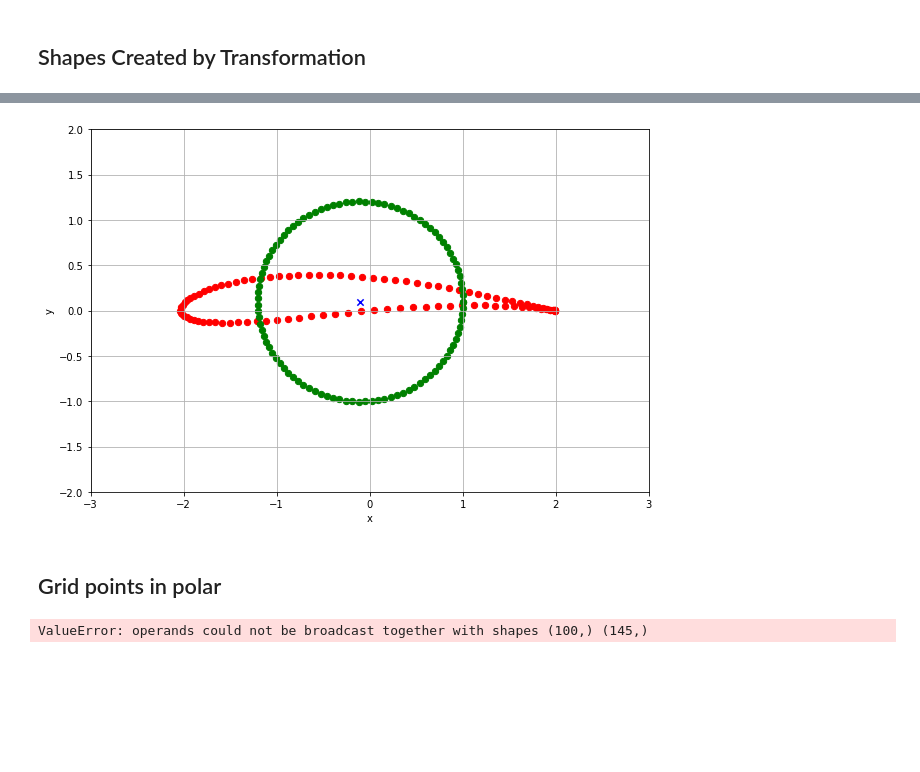
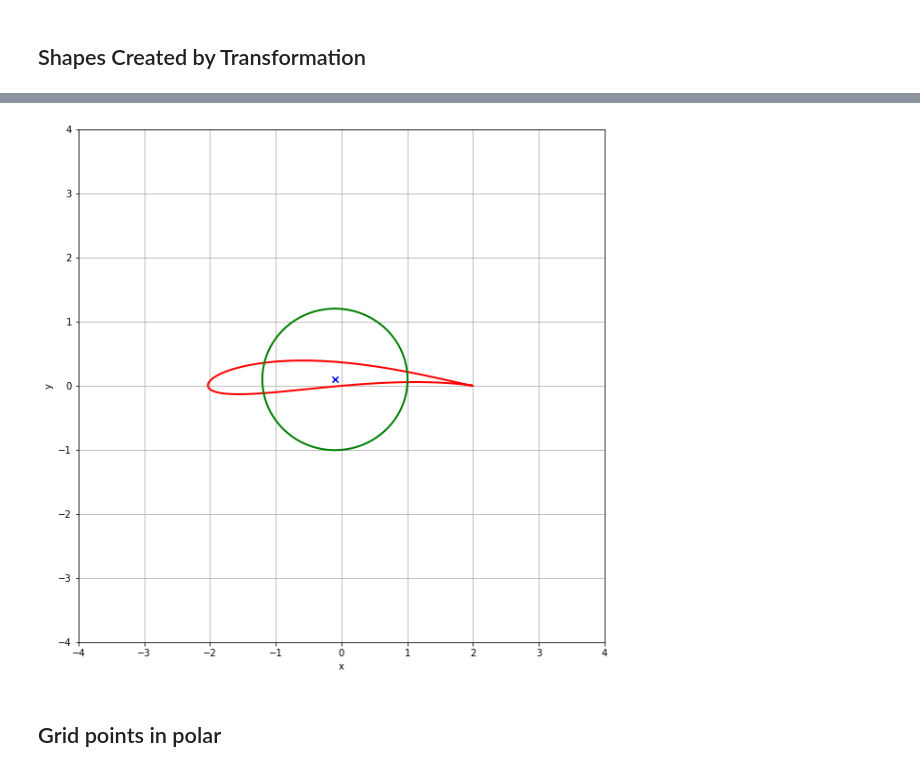
Before and after one commit to asabbagha/MAE6226, a Jupyter notebook: Assignment2.ipynb, the cells around one changed output, grey strips where cells are left out. Cells and saved outputs as stored; diff of their text form; code cells hidden in the pictures; blank space fills up the shorter version.

```diff
--- a/Assignment2.ipynb
+++ b/Assignment2.ipynb
@@ -31,7 +31,7 @@ from matplotlib import pyplot
 # %%
 N = 50
-x_start, x_end = -3.0,3.0
-y_start, y_end = -2.0,2.0
+x_start, x_end = -4.0,4.0
+y_start, y_end = -4.0,4.0
 x = numpy.linspace(x_start, x_end, N)
 y = numpy.linspace(y_start, y_end, N)
 X, Y = numpy.meshgrid(x,y)
@@ -91,41 +95,39 @@ pyplot.scatter(x_offset2, y_offset2, color='b', s=40, marker='x');
 # %%
 #plot circle 2
-c3 = 1
+c_circle3 = 1
+r_circle3 = 1.2
 x_offset3 = -0.1
 y_offset3 = 0.1
-r = math.sqrt((c3-x_offset3)**2+y_offset3**2)
+r = math.sqrt((c_circle3-x_offset3)**2+y_offset3**2)
 x_circle3 = r*numpy.cos(theta) + x_offset3
 y_circle3 = r*numpy.sin(theta) + y_offset3
-z3 = E2 = numpy.zeros(x_circle3.shape)
-z3 = x_circle3 + y_circle3*1j
+z_circle3 = E2 = numpy.zeros(x_circle3.shape)
+z_circle3 = x_circle3 + y_circle3*1j
 
 #Joukowski transform
-E3 = z3 + (c3**2)/z3
+E_circle3 = z_circle3 + (c_circle3**2)/z_circle3
 # %%
 width = 10
 height = (y_end - y_start) / (x_end - x_start) * width
 pyplot.figure(figsize=(width, height))
 pyplot.grid(True)
 pyplot.xlabel('x')
 pyplot.ylabel('y')
 pyplot.xlim(x_start, x_end)
 pyplot.ylim(y_start, y_end)
-pyplot.scatter(E3.real, E3.imag, color='r', s=40, marker='o');
-pyplot.scatter(z3.real, z3.imag, color='g', s=40, marker='o');
+pyplot.plot(E_circle3.real, E_circle3.imag, color='r', linewidth = 2);
+pyplot.plot(z_circle3.real, z_circle3.imag, color='g', linewidth = 2);
 pyplot.scatter(x_offset3, y_offset3, color='b', s=40, marker='x');
 # %% [output]
-[figure, old version]
+[figure, new version]
 # %% [markdown]
 ## Grid points in polar
 # %%
 Nr = 100
 Ntheta = 145
-R = 1.15
-theta_polar = numpy.linspace(0,2*math.pi, Ntheta)
-r = numpy.linspace(R,5,Nr)
-R,thetap = numpy.meshgrid(r,theta_polar)
-
-x_polar = r*numpy.cos(theta_polar)
-y_polar = r*numpy.sin(theta_polar)
+rmin = 1.15
+c = 1.0;
+r = numpy.linspace(rmin,5,Nr)
+thetap = numpy.linspace(0,2*math.pi, Ntheta)
+R,theta_polar = numpy.meshgrid(r,thetap)
+z = R*numpy.cos(theta_polar)+c_polar-rmin + R*numpy.sin(theta_polar)*1j
-# %% [output]
-ValueError: operands could not be broadcast together with shapes (100,) (145,)
```
Also changed, not shown: parts of 56 cells of this notebook.
